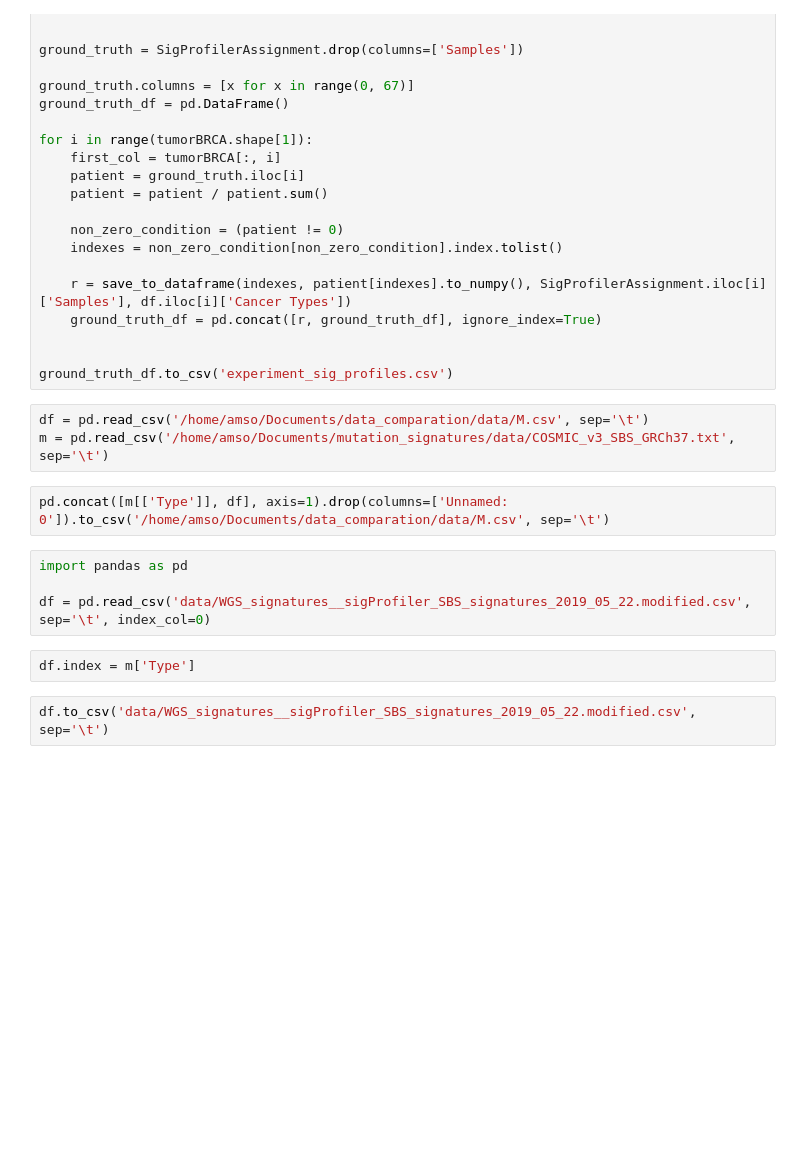
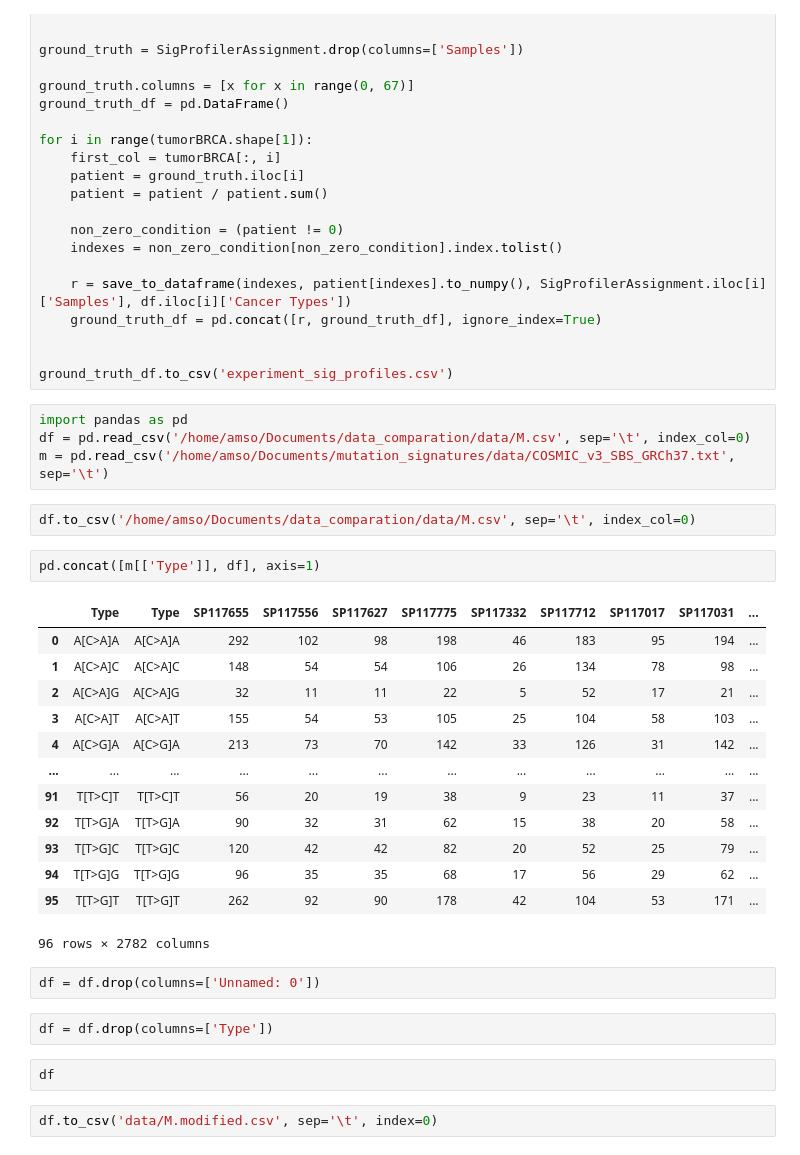
Before and after one commit to marcin119a/data_comparation, a Jupyter notebook: interpretation.ipynb, the cells around one changed output. Drawn from its saved outputs; the diff is of its cells as text; blank space fills up the shorter version.

```diff
--- a/interpretation.ipynb
+++ b/interpretation.ipynb
@@ -387,15 +405,32 @@ for i in range(tumorBRCA.shape[1]):
 
 ground_truth_df.to_csv('experiment_sig_profiles.csv')
 # %%
-df = pd.read_csv('/home/amso/Documents/data_comparation/data/M.csv', sep='\t')
+import pandas as pd
+df = pd.read_csv('/home/amso/Documents/data_comparation/data/M.csv', sep='\t', index_col=0)
 m = pd.read_csv('/home/amso/Documents/mutation_signatures/data/COSMIC_v3_SBS_GRCh37.txt', sep='\t')
+# %%
+df.to_csv('/home/amso/Documents/data_comparation/data/M.csv', sep='\t', index_col=0)
 # %%
-pd.concat([m[['Type']], df], axis=1).drop(columns=['Unnamed: 0']).to_csv('/home/amso/Documents/data_comparation/data/M.csv', sep='\t')
+pd.concat([m[['Type']], df], axis=1)
+# %% [output]
+|  | Type | Type | SP117655 | SP117556 | SP117627 | SP117775 | SP117332 | SP117712 | SP117017 | SP117031 | ... |
+| 0 | A[C>A]A | A[C>A]A | 292 | 102 | 98 | 198 | 46 | 183 | 95 | 194 | ... |
+| 1 | A[C>A]C | A[C>A]C | 148 | 54 | 54 | 106 | 26 | 134 | 78 | 98 | ... |
+| 2 | A[C>A]G | A[C>A]G | 32 | 11 | 11 | 22 | 5 | 52 | 17 | 21 | ... |
+| 3 | A[C>A]T | A[C>A]T | 155 | 54 | 53 | 105 | 25 | 104 | 58 | 103 | ... |
+| 4 | A[C>G]A | A[C>G]A | 213 | 73 | 70 | 142 | 33 | 126 | 31 | 142 | ... |
+| ... | ... | ... | ... | ... | ... | ... | ... | ... | ... | ... | ... |
+| 91 | T[T>C]T | T[T>C]T | 56 | 20 | 19 | 38 | 9 | 23 | 11 | 37 | ... |
+| 92 | T[T>G]A | T[T>G]A | 90 | 32 | 31 | 62 | 15 | 38 | 20 | 58 | ... |
+| 93 | T[T>G]C | T[T>G]C | 120 | 42 | 42 | 82 | 20 | 52 | 25 | 79 | ... |
+| 94 | T[T>G]G | T[T>G]G | 96 | 35 | 35 | 68 | 17 | 56 | 29 | 62 | ... |
+| 95 | T[T>G]T | T[T>G]T | 262 | 92 | 90 | 178 | 42 | 104 | 53 | 171 | ... |
+96 rows × 2782 columns
-# %%
-import pandas as pd
-
-df = pd.read_csv('data/WGS_signatures__sigProfiler_SBS_signatures_2019_05_22.modified.csv', sep='\t', index_col=0)
 # %%
-df.index = m['Type']
+df = df.drop(columns=['Unnamed: 0'])
+# %%
+df = df.drop(columns=['Type'])
+# %%
+df
 # %%
-df.to_csv('data/WGS_signatures__sigProfiler_SBS_signatures_2019_05_22.modified.csv', sep='\t')
+df.to_csv('data/M.modified.csv', sep='\t', index=0)
```
Also changed, not shown: parts of 11 cells of this notebook, 1 other file.
